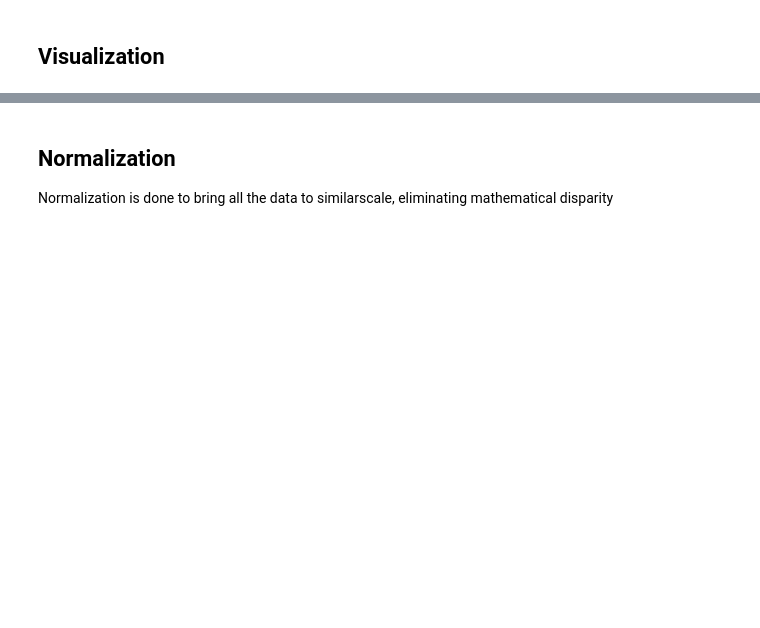
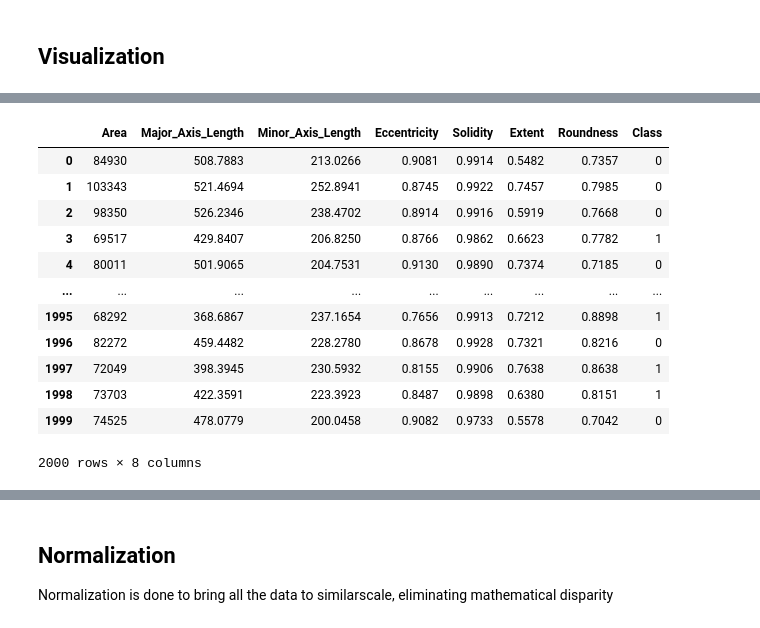
Before and after one commit to MANAS-AI-Taskphase-24-25/Nandini_Sah, a Jupyter notebook: logisticregression.ipynb, the cells around one changed output, grey strips where cells are left out. Drawn from its saved outputs; the diff is of its cells as text; code cells hidden in the pictures; blank space fills up the shorter version.

```diff
--- a/logisticregression.ipynb
+++ b/logisticregression.ipynb
@@ -67,0 +58,18 @@ plt.show()
+# %%
+train_data=train_data.drop(['Perimeter','Convex_Area','Equiv_Diameter','Aspect_Ration','Compactness'],axis=1)
+train_data['Class'] = train_data['Class'].map({'Çerçevelik':1,'Ürgüp Sivrisi':0})
+train_data
+# %% [output]
+|  | Area | Major_Axis_Length | Minor_Axis_Length | Eccentricity | Solidity | Extent | Roundness | Class |
+| 0 | 84930 | 508.7883 | 213.0266 | 0.9081 | 0.9914 | 0.5482 | 0.7357 | 0 |
+| 1 | 103343 | 521.4694 | 252.8941 | 0.8745 | 0.9922 | 0.7457 | 0.7985 | 0 |
+| 2 | 98350 | 526.2346 | 238.4702 | 0.8914 | 0.9916 | 0.5919 | 0.7668 | 0 |
+| 3 | 69517 | 429.8407 | 206.8250 | 0.8766 | 0.9862 | 0.6623 | 0.7782 | 1 |
+| 4 | 80011 | 501.9065 | 204.7531 | 0.9130 | 0.9890 | 0.7374 | 0.7185 | 0 |
+| ... | ... | ... | ... | ... | ... | ... | ... | ... |
+| 1995 | 68292 | 368.6867 | 237.1654 | 0.7656 | 0.9913 | 0.7212 | 0.8898 | 1 |
+| 1996 | 82272 | 459.4482 | 228.2780 | 0.8678 | 0.9928 | 0.7321 | 0.8216 | 0 |
+| 1997 | 72049 | 398.3945 | 230.5932 | 0.8155 | 0.9906 | 0.7638 | 0.8638 | 1 |
+| 1998 | 73703 | 422.3591 | 223.3923 | 0.8487 | 0.9898 | 0.6380 | 0.8151 | 1 |
+| 1999 | 74525 | 478.0779 | 200.0458 | 0.9082 | 0.9733 | 0.5578 | 0.7042 | 0 |
+2000 rows × 8 columns
```
Also changed, not shown: parts of 14 cells of this notebook.
